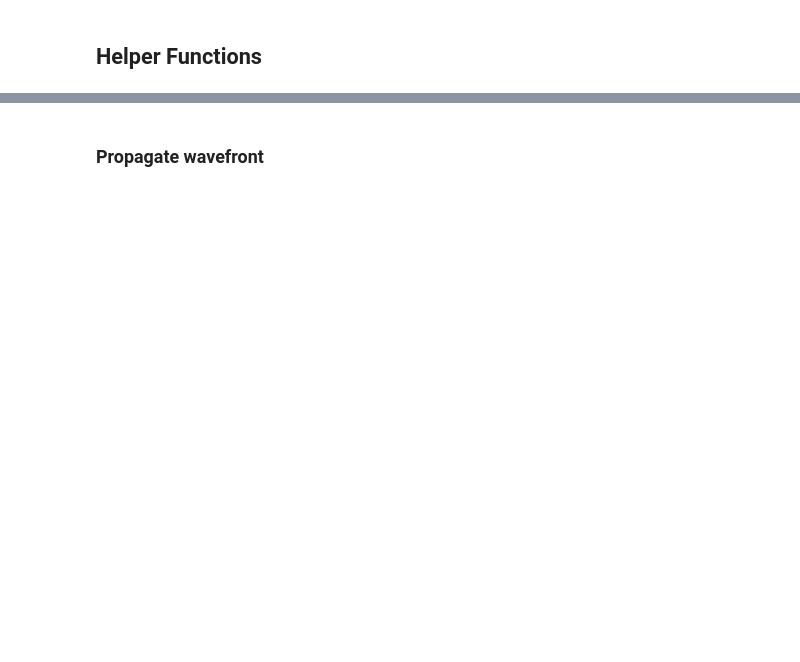
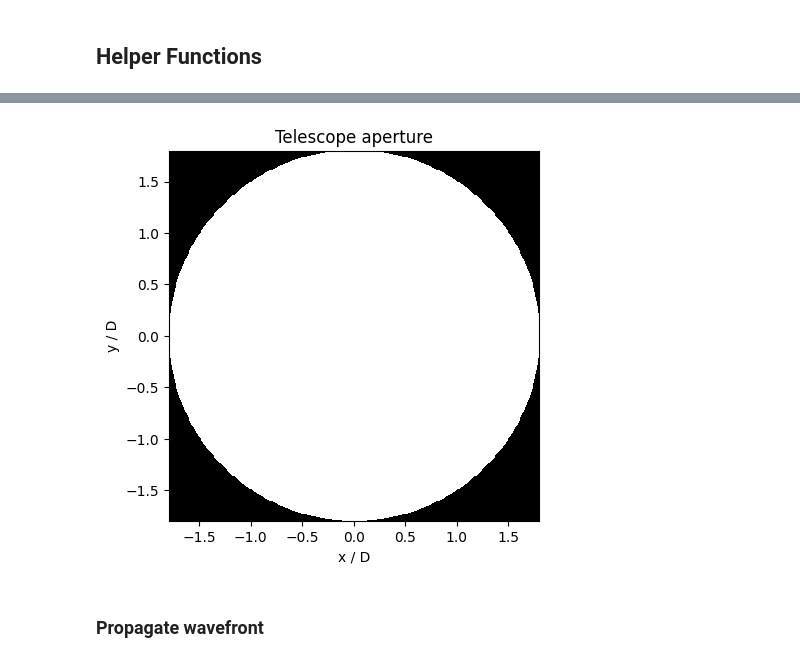
Before and after one commit to medrante/spectral_project, a Jupyter notebook: spectral_project_github.ipynb, the cells around one changed output, grey strips where cells are left out. Drawn from its saved outputs; the diff is of its cells as text; code cells hidden in the pictures; blank space fills up the shorter version.

```diff
--- a/spectral_project_github.ipynb
+++ b/spectral_project_github.ipynb
@@ -93,5 +156,19 @@ s_wlen, s_mag
 # %%
 # for noisy detector
 # https://docs.hcipy.org/0.5.1/getting_started/2_wavefronts_optical_systems.html?highlight=detector
+
+D = 3.6
+pupil_grid = make_pupil_grid(f_res, D)
+aperture = make_circular_aperture(D)(pupil_grid)
+wavefront = Wavefront(aperture)
+
+# plot the telescope aperture
+im = imshow_field(aperture, cmap='gray')
+plt.xlabel('x / D')
+plt.ylabel('y / D')
+plt.title('Telescope aperture')
+plt.show()
+# %% [output]
+[figure, added]
 # %% [markdown]
 ### Propagate wavefront
```
Also changed, not shown: parts of 17 cells of this notebook.
